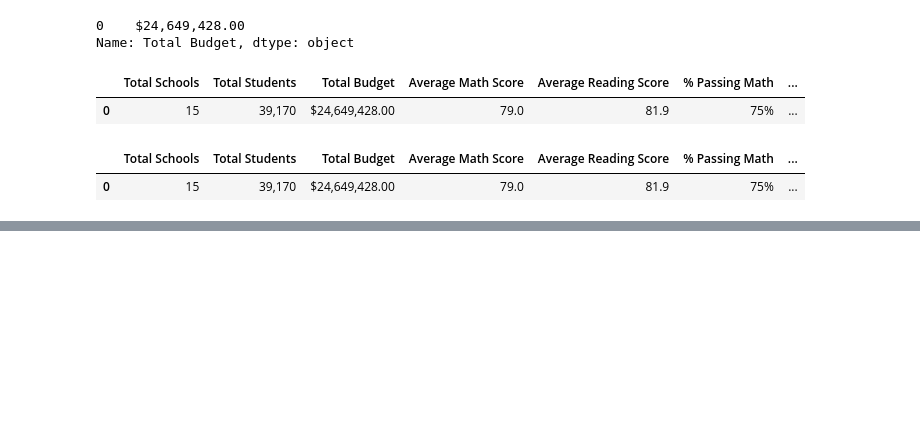
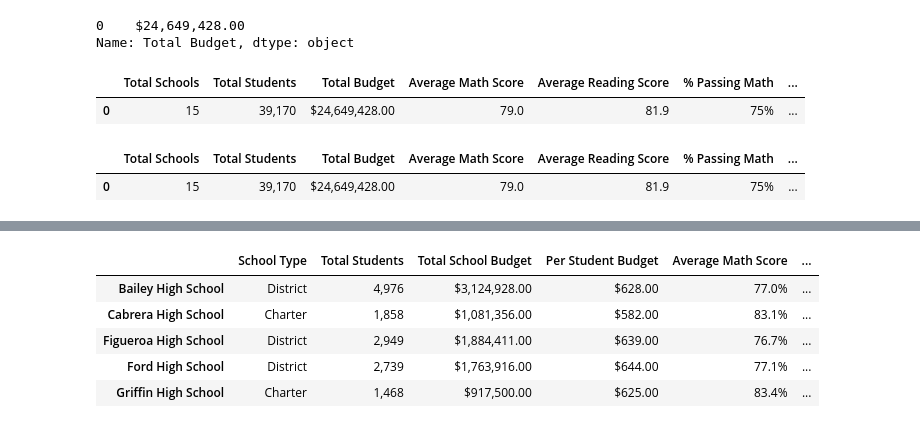
Before and after one commit to dannyvchu/School-District-Analysis, a Jupyter notebook: PyCitySchools.ipynb, the cells around one changed output, grey strips where cells are left out. Cells and saved outputs as stored; diff of their text form; code cells hidden in the pictures; blank space fills up the shorter version.

```diff
--- a/PyCitySchools.ipynb
+++ b/PyCitySchools.ipynb
@@ -240,0 +497,27 @@ district_summary_df
+# %%
+# Format the data frame
+per_school_summary_df['Total Students'] = per_school_summary_df['Total Students'].map('{:s}'.format)
+
+per_school_summary_df['Total School Budget'] = per_school_summary_df['Total School Budget'].map('${:,.2f}'.format)
+
+per_school_summary_df['Per Student Budget'] = per_school_summary_df['Per Student Budget'].map('${:,.2f}'.format)
+
+per_school_summary_df['Average Math Score'] = per_school_summary_df['Average Math Score'].map('{:,.1f}%'.format)
+
+per_school_summary_df['Average Reading Score'] = per_school_summary_df['Average Reading Score'].map('{:,.1f}%'.format)
+
+per_school_summary_df['% Passing Math'] = per_school_summary_df['% Passing Math'].map('{:,.0f}%'.format)
+
+per_school_summary_df['% Passing Reading'] = per_school_summary_df['% Passing Reading'].map('{:,.0f}%'.format)
+
+per_school_summary_df['% Overall Passing'] = per_school_summary_df['% Overall Passing'].map('{:,.0f}%'.format)
+
+#Display the data frame
+per_school_summary_df.head()
+# %% [output]
+|  | School Type | Total Students | Total School Budget | Per Student Budget | Average Math Score | ... |
+| Bailey High School | District | 4,976 | $3,124,928.00 | $628.00 | 77.0% | ... |
+| Cabrera High School | Charter | 1,858 | $1,081,356.00 | $582.00 | 83.1% | ... |
+| Figueroa High School | District | 2,949 | $1,884,411.00 | $639.00 | 76.7% | ... |
+| Ford High School | District | 2,739 | $1,763,916.00 | $644.00 | 77.1% | ... |
+| Griffin High School | Charter | 1,468 | $917,500.00 | $625.00 | 83.4% | ... |
```
Also changed, not shown: parts of 16 cells of this notebook.
